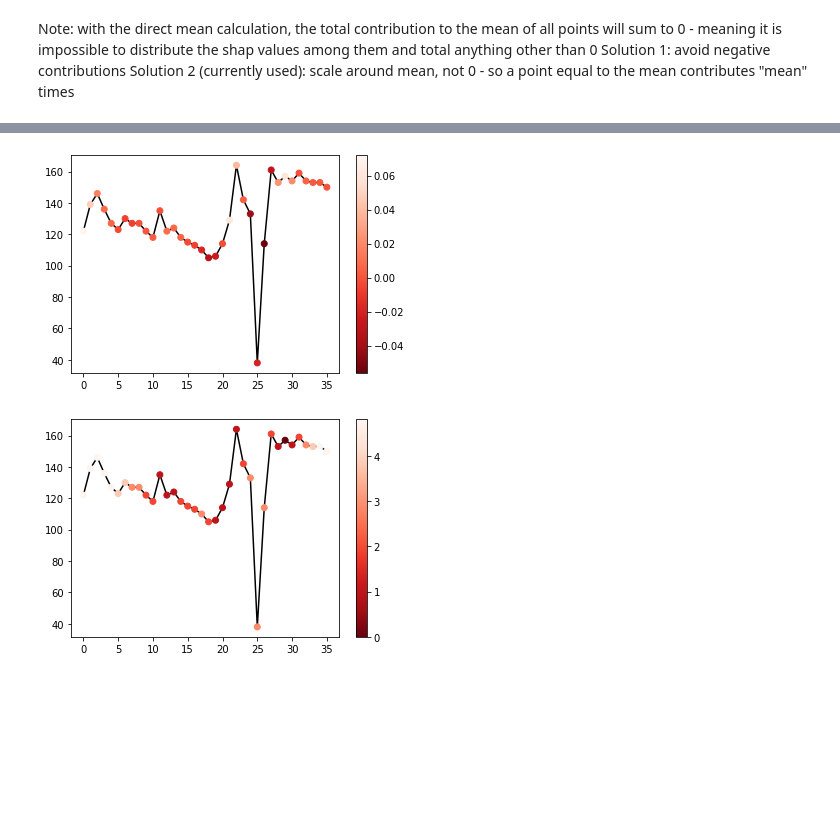
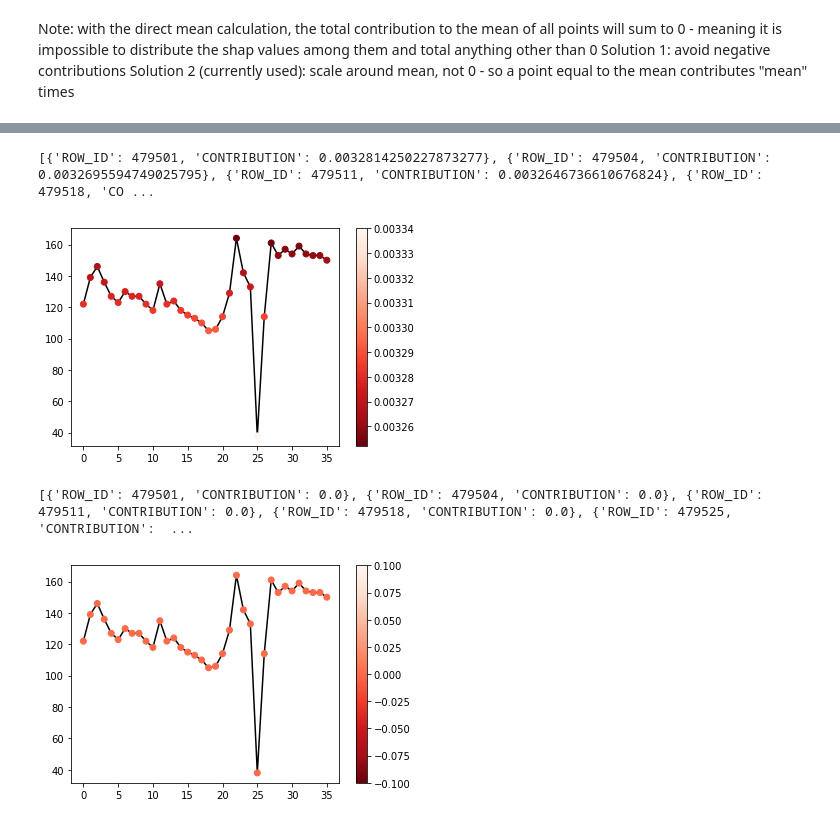
Before and after one commit to sibyl-dev/VBridge, a Jupyter notebook: notebooks/explaining_signals.ipynb, the cells around one changed output, grey strips where cells are left out. Cells and saved outputs as stored; diff of their text form; code cells hidden in the pictures; blank space fills up the shorter version.

Commit message:
Updated explain functions to return list of dictionaries of row_id to contributions

```diff
--- a/notebooks/explaining_signals.ipynb
+++ b/notebooks/explaining_signals.ipynb
@@ -68,8 +67,12 @@ df, fm_list = load_fm('signal_only')
 # %%
+df, fm_list = load_fm('signal_only')
+
 model = pickle.load(open("model.pkl", "rb"))
 X_train = pd.read_csv("train.csv", index_col=0)
 X_test = pd.read_csv("test.csv", index_col=0)
 transformers = pickle.load(open("transformers.pkl", "rb"))
+
+explainer = shap.TreeExplainer(model)
 # %%
 # Helper functions for explanation
 
@@ -80,14 +83,14 @@ def get_record_id_from_name(record_name, feature_table_name):
 
 def extract_signal(uni_oper_id, feature_table_name, record_id):
     full_table = es[feature_table_name].df
-    oper_feature_table = full_table.loc[full_table["UNI_OPER_ID"] == uni_oper_id]
+    oper_table = full_table.loc[full_table["UNI_OPER_ID"] == uni_oper_id]
 
-    feature_table = oper_feature_table.loc[oper_feature_table["ITEMID"] == record_id]
+    feature_table = oper_table.loc[oper_table["ITEMID"] == record_id]
     feature_table.sort_values(by="MONITOR_TIME", axis="index", inplace=True)
 
     feature_signal = feature_table["VALUE"]
 
-    return feature_signal
+    return feature_signal, feature_table
 
 def visualize_signal(signal, c=None, vmin=None, vmax=None):
     plt.plot(np.arange(len(signal)), signal, c="black", zorder=1)
@@ -182,11 +190,15 @@ def occlusion_explain(record_id, feature_table_name, primitive, primitive_name,
 # %%
 pulse_id = get_record_id_from_name("Pulse", "SURGERY_VITAL_SIGNS")
 pulse_contributions, pulse_signal = occlusion_explain(pulse_id, "SURGERY_VITAL_SIGNS", ft.primitives.Mean(),
-                                                      "MEAN", 885705, return_signal=True)
+                                                      "MEAN", 885705, return_signal=True, record_format=False)
 
+record_contributions = occlusion_explain(pulse_id, "SURGERY_VITAL_SIGNS", ft.primitives.Mean(),
+                                                      "MEAN", 885705)
+print(record_contributions)
 visualize_signal(pulse_signal, c=pulse_contributions)
 # %% [output]
+[{'ROW_ID': 479501, 'CONTRIBUTION': 0.0032814250227873277}, {'ROW_ID': 479504, 'CONTRIBUTION': 0.0032695594749025795}, {'ROW_ID': 479511, 'CONTRIBUTION': 0.0032646736610676824}, {'ROW_ID': 479518, 'CO ...
-[figure, old version]
+[figure, new version]
 # %%
 def transform(x):
     trans_x = x.copy()
@@ -214,8 +226,9 @@ def run_occlusion_shap(signal, primitive, x, feature_name, algorithm, window_siz
 
 def occlusion_explain_shap(record_id, feature_table_name, primitive, primitive_name, uni_oper_id,
                            algorithm="linear", window_size=5,
-                           return_signal=False):
-    signal = extract_signal(uni_oper_id, feature_table_name, record_id).to_numpy()
+                           return_signal=False, record_format=True):
+    signal, signal_table = extract_signal(uni_oper_id, feature_table_name, record_id)
+    signal = signal.to_numpy()
 
     feature_name = "%s(%s.VALUE WHERE ITEMID = %s)" % (primitive_name, feature_table_name, record_id)
     if uni_oper_id in X_train.index:
@@ -224,14 +237,22 @@ def occlusion_explain_shap(record_id, feature_table_name, primitive, primitive_n
         x = X_test.loc[[uni_oper_id]]
 
     v = run_occlusion_shap(signal, primitive, x, feature_name, algorithm, window_size)
-    if return_signal:
-        return v, signal
-    return v
+    if not record_format:
+        if return_signal:
+            return v, signal
+        return v
+    records_to_contributions_df = pd.DataFrame({"ROW_ID": signal_table["ROW_ID"], "CONTRIBUTION": v})
+    records_to_contributions = records_to_contributions_df.to_dict(orient='records')
+    return records_to_contributions
 # %%
 pulse_id = get_record_id_from_name("Pulse", "SURGERY_VITAL_SIGNS")
-pulse_contributions, pulse_signal = occlusion_explain_shap(pulse_id, "SURGERY_VITAL_SIGNS", ft.primitives.Mean(),
-                                                           "MEAN", 885705, return_signal=True, window_size=5)
+pulse_contributions, pulse_signal = occlusion_explain_shap(pulse_id, "SURGERY_VITAL_SIGNS", ft.primitives.Std(),
+                                                           "STD", 885705, return_signal=True, record_format=False,
+                                                           window_size=5)
 
+record_contributions = occlusion_explain_shap(pulse_id, "SURGERY_VITAL_SIGNS", ft.primitives.Std(),
+                                                           "STD", 885705, window_size=5)
 visualize_signal(pulse_signal, c=pulse_contributions)
 # %% [output]
+[{'ROW_ID': 479501, 'CONTRIBUTION': 0.0}, {'ROW_ID': 479504, 'CONTRIBUTION': 0.0}, {'ROW_ID': 479511, 'CONTRIBUTION': 0.0}, {'ROW_ID': 479518, 'CONTRIBUTION': 0.0}, {'ROW_ID': 479525, 'CONTRIBUTION':  ...
-[figure, old version]
+[figure, new version]
```
Also changed, not shown: parts of 5 cells of this notebook.
